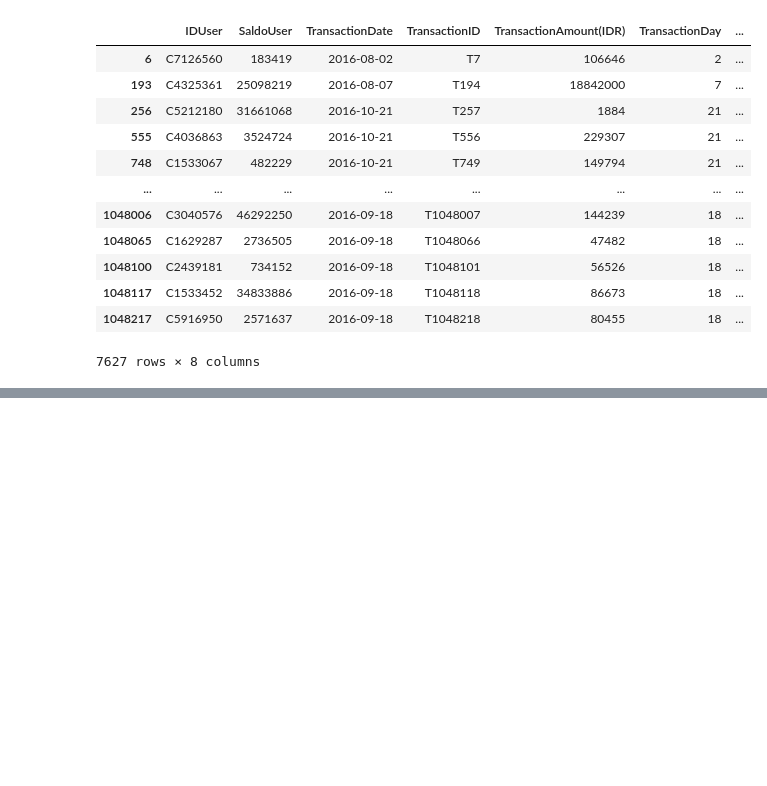
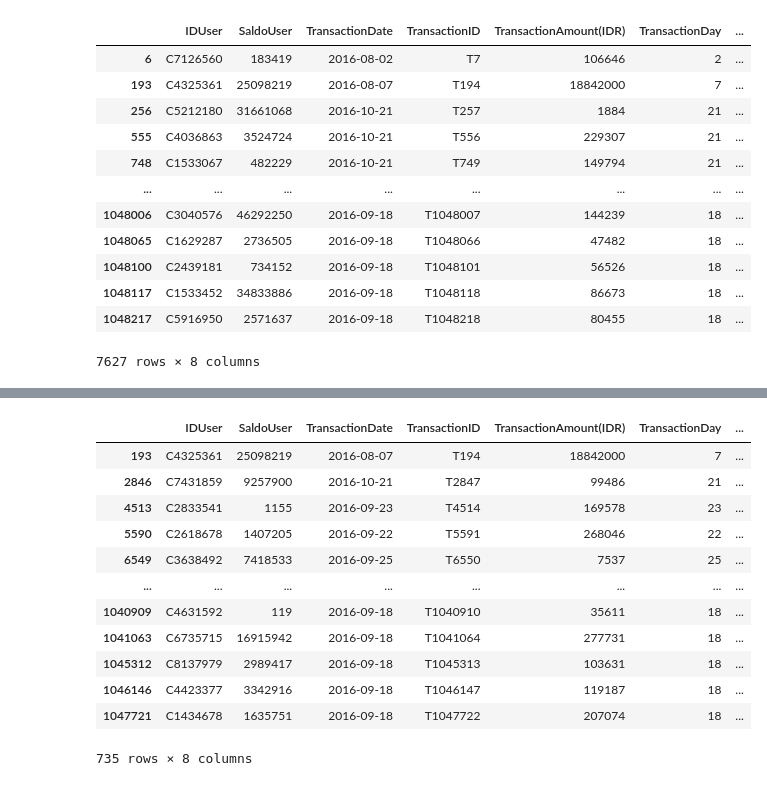
Before and after one commit to alouvre/CapstoneNeeds, a Jupyter notebook: Data_Collecting_FiturPrediksiPolaPengeluaranUser.ipynb, the cells around one changed output, grey strips where cells are left out. Cells and saved outputs as stored; diff of their text form; code cells hidden in the pictures; blank space fills up the shorter version.

```diff
--- a/Data_Collecting_FiturPrediksiPolaPengeluaranUser.ipynb
+++ b/Data_Collecting_FiturPrediksiPolaPengeluaranUser.ipynb
@@ -263,0 +283,19 @@ filtered_data
+# %%
+# Untuk memilih user yang melakukan 5 kali transaksi selama 3 bulan (Agustus, September, Oktober) pada tahun 2016
+selected_users = user_transaction_counts[(user_transaction_counts > 4) & (user_transaction_counts < 6)].index
+filtered_data = data[data['IDUser'].isin(selected_users)]
+filtered_data
+# %% [output]
+|  | IDUser | SaldoUser | TransactionDate | TransactionID | TransactionAmount(IDR) | TransactionDay | ... |
+| 193 | C4325361 | 25098219 | 2016-08-07 | T194 | 18842000 | 7 | ... |
+| 2846 | C7431859 | 9257900 | 2016-10-21 | T2847 | 99486 | 21 | ... |
+| 4513 | C2833541 | 1155 | 2016-09-23 | T4514 | 169578 | 23 | ... |
+| 5590 | C2618678 | 1407205 | 2016-09-22 | T5591 | 268046 | 22 | ... |
+| 6549 | C3638492 | 7418533 | 2016-09-25 | T6550 | 7537 | 25 | ... |
+| ... | ... | ... | ... | ... | ... | ... | ... |
+| 1040909 | C4631592 | 119 | 2016-09-18 | T1040910 | 35611 | 18 | ... |
+| 1041063 | C6735715 | 16915942 | 2016-09-18 | T1041064 | 277731 | 18 | ... |
+| 1045312 | C8137979 | 2989417 | 2016-09-18 | T1045313 | 103631 | 18 | ... |
+| 1046146 | C4423377 | 3342916 | 2016-09-18 | T1046147 | 119187 | 18 | ... |
+| 1047721 | C1434678 | 1635751 | 2016-09-18 | T1047722 | 207074 | 18 | ... |
+735 rows × 8 columns
```
Also changed, not shown: parts of 2 cells of this notebook.
